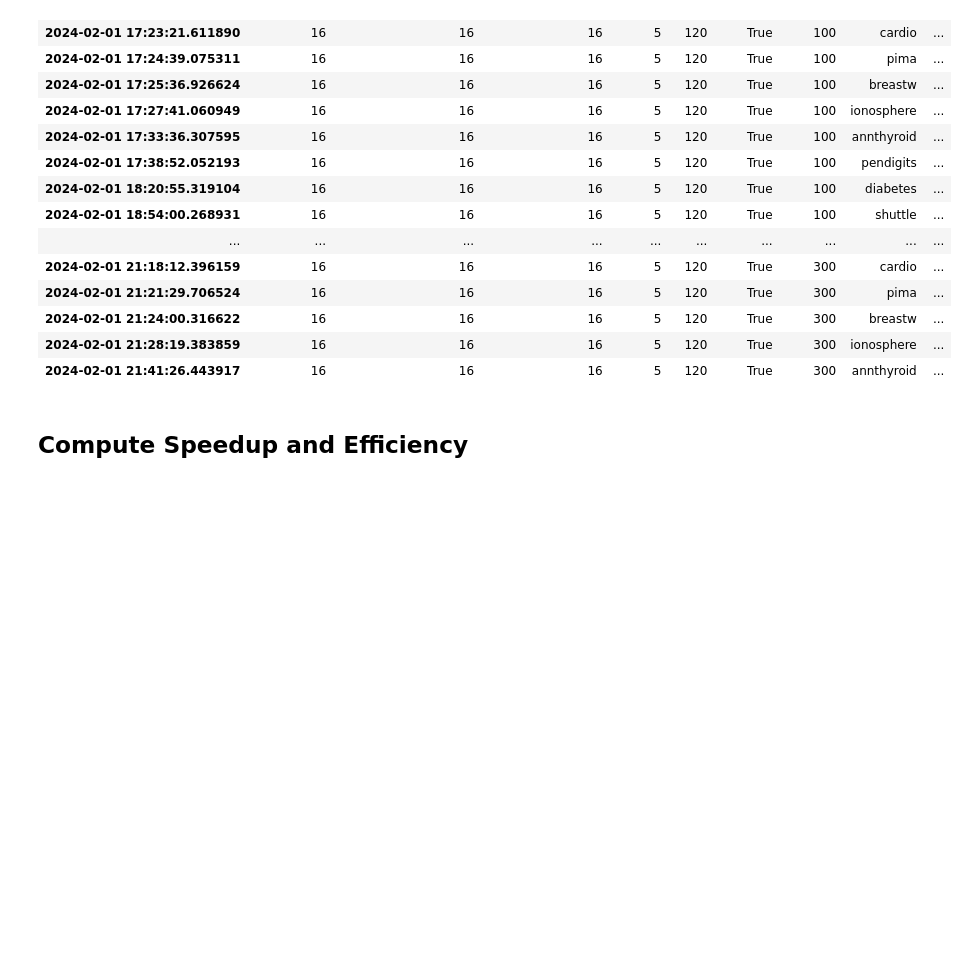
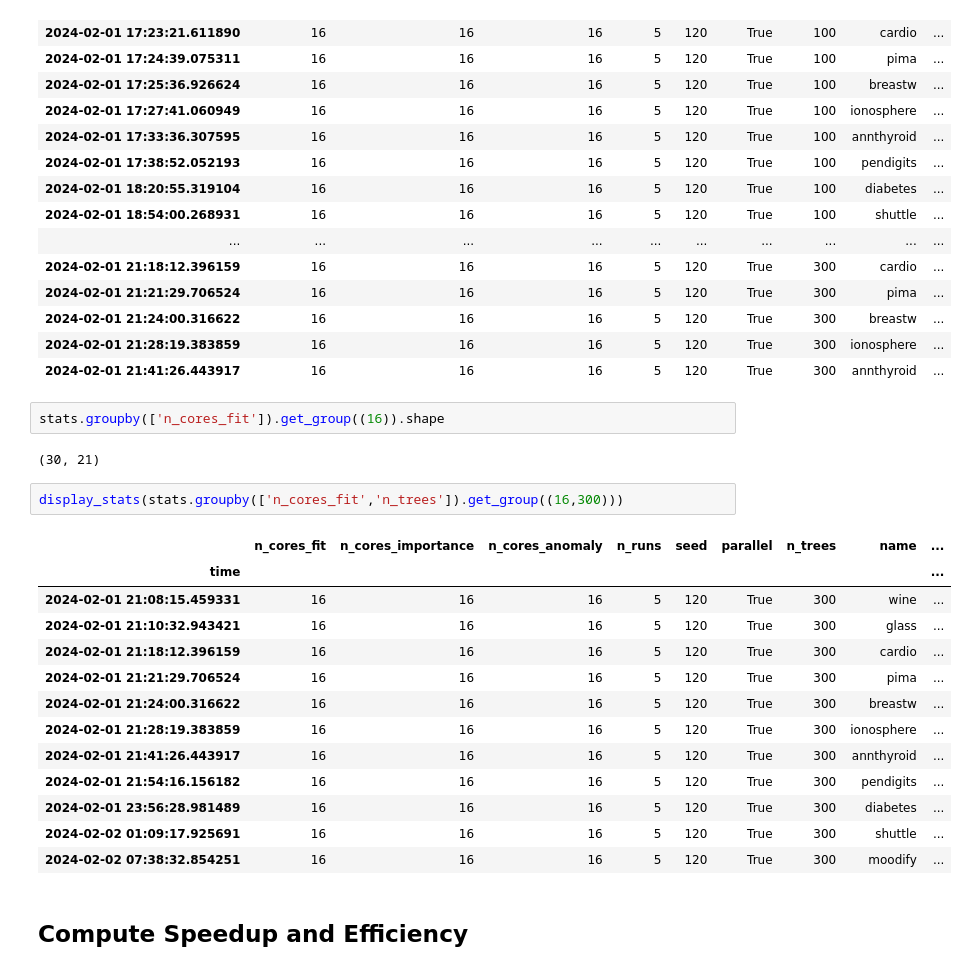
Before and after one commit to francesco-borsatti-unipd/ExIFFI, a Jupyter notebook: notebooks/Test_Parallel.ipynb, the cells around one changed output. Cells and saved outputs as stored; diff of their text form; blank space fills up the shorter version.

```diff
--- a/notebooks/Test_Parallel.ipynb
+++ b/notebooks/Test_Parallel.ipynb
@@ -957,6 +969,26 @@ display_stats(stats.groupby(['n_cores_fit']).get_group((16)))
 | 2024-02-01 21:24:00.316622 | 16 | 16 | 16 | 5 | 120 | True | 300 | breastw | ... |
 | 2024-02-01 21:28:19.383859 | 16 | 16 | 16 | 5 | 120 | True | 300 | ionosphere | ... |
 | 2024-02-01 21:41:26.443917 | 16 | 16 | 16 | 5 | 120 | True | 300 | annthyroid | ... |
+# %%
+stats.groupby(['n_cores_fit']).get_group((16)).shape
+# %% [output]
+(30, 21)
+# %%
+display_stats(stats.groupby(['n_cores_fit','n_trees']).get_group((16,300)))
+# %% [output]
+|  | n_cores_fit | n_cores_importance | n_cores_anomaly | n_runs | seed | parallel | n_trees | name | ... |
+| time |  |  |  |  |  |  |  |  | ... |
+| 2024-02-01 21:08:15.459331 | 16 | 16 | 16 | 5 | 120 | True | 300 | wine | ... |
+| 2024-02-01 21:10:32.943421 | 16 | 16 | 16 | 5 | 120 | True | 300 | glass | ... |
+| 2024-02-01 21:18:12.396159 | 16 | 16 | 16 | 5 | 120 | True | 300 | cardio | ... |
+| 2024-02-01 21:21:29.706524 | 16 | 16 | 16 | 5 | 120 | True | 300 | pima | ... |
+| 2024-02-01 21:24:00.316622 | 16 | 16 | 16 | 5 | 120 | True | 300 | breastw | ... |
+| 2024-02-01 21:28:19.383859 | 16 | 16 | 16 | 5 | 120 | True | 300 | ionosphere | ... |
+| 2024-02-01 21:41:26.443917 | 16 | 16 | 16 | 5 | 120 | True | 300 | annthyroid | ... |
+| 2024-02-01 21:54:16.156182 | 16 | 16 | 16 | 5 | 120 | True | 300 | pendigits | ... |
+| 2024-02-01 23:56:28.981489 | 16 | 16 | 16 | 5 | 120 | True | 300 | diabetes | ... |
+| 2024-02-02 01:09:17.925691 | 16 | 16 | 16 | 5 | 120 | True | 300 | shuttle | ... |
+| 2024-02-02 07:38:32.854251 | 16 | 16 | 16 | 5 | 120 | True | 300 | moodify | ... |
 # %% [markdown]
 ## Compute Speedup and Efficiency
 # %%
```
Also changed, not shown: parts of 3 cells of this notebook.
